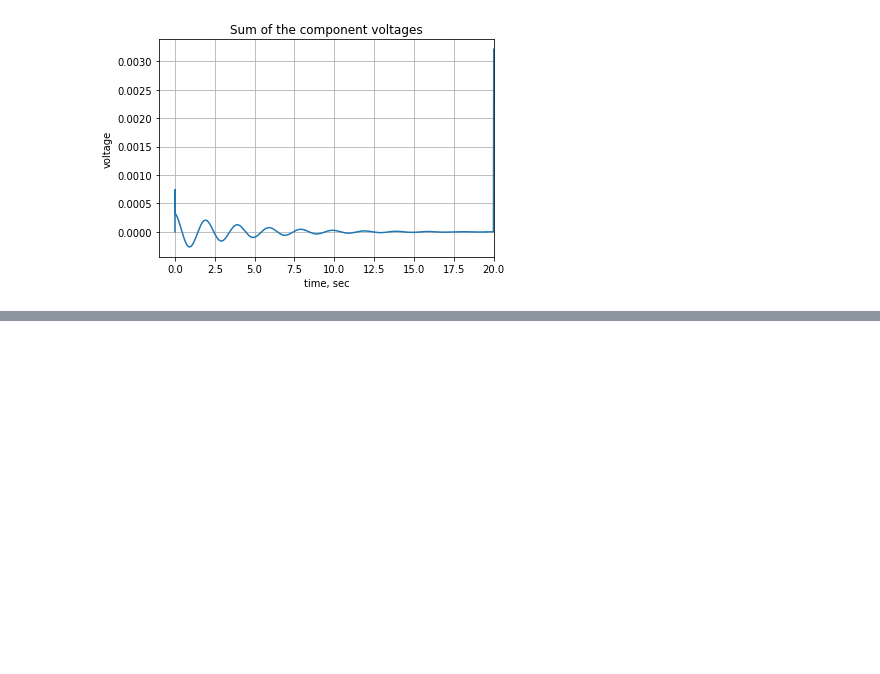
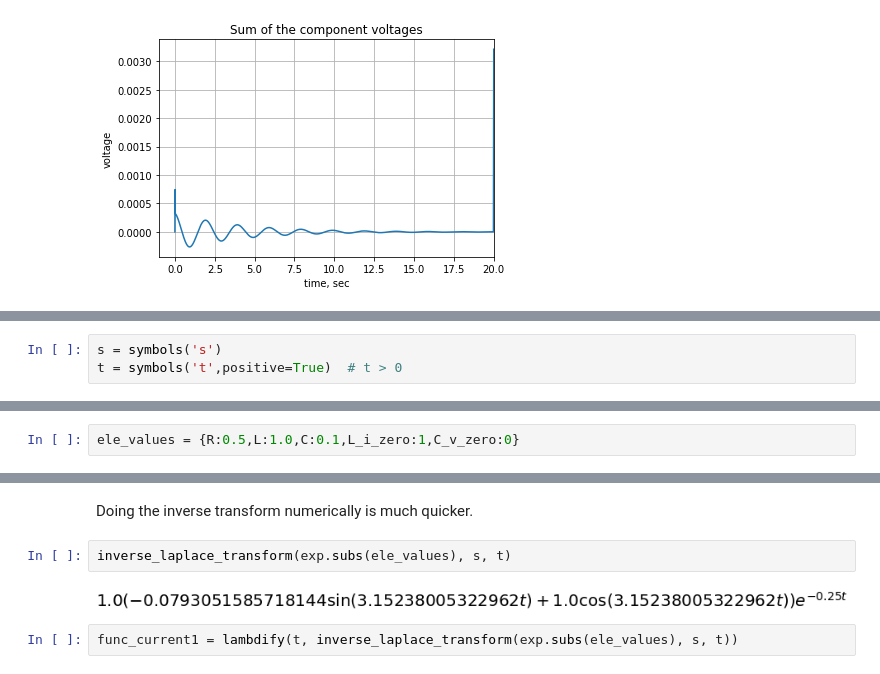
Before and after one commit to Tiburonboy/EE_jupyter_notebooks, a Jupyter notebook: Source free series circuit/Source free series circuit.ipynb, the cells around one changed output, grey strips where cells are left out. Drawn from its saved outputs; the diff is of its cells as text; blank space fills up the shorter version.

```diff
--- a/Source free series circuit/Source free series circuit.ipynb
+++ b/Source free series circuit/Source free series circuit.ipynb
@@ -482,0 +488,3 @@ Electrical engineers don't normally solve circuit analysis problems by writing d
+# %%
+s = symbols('s')
+t = symbols('t',positive=True)  # t > 0
@@ -482,0 +506,2 @@ Electrical engineers don't normally solve circuit analysis problems by writing d
+# %%
+ele_values = {R:0.5,L:1.0,C:0.1,L_i_zero:1,C_v_zero:0}
@@ -482,0 +519,8 @@ Electrical engineers don't normally solve circuit analysis problems by writing d
+# %% [markdown]
+Doing the inverse transform numerically is much quicker.
+# %%
+inverse_laplace_transform(exp.subs(ele_values), s, t)
+# %% [output]
+[figure, added]
+# %%
+func_current1 = lambdify(t, inverse_laplace_transform(exp.subs(ele_values), s, t))
```
Also changed, not shown: parts of 16 cells of this notebook.
